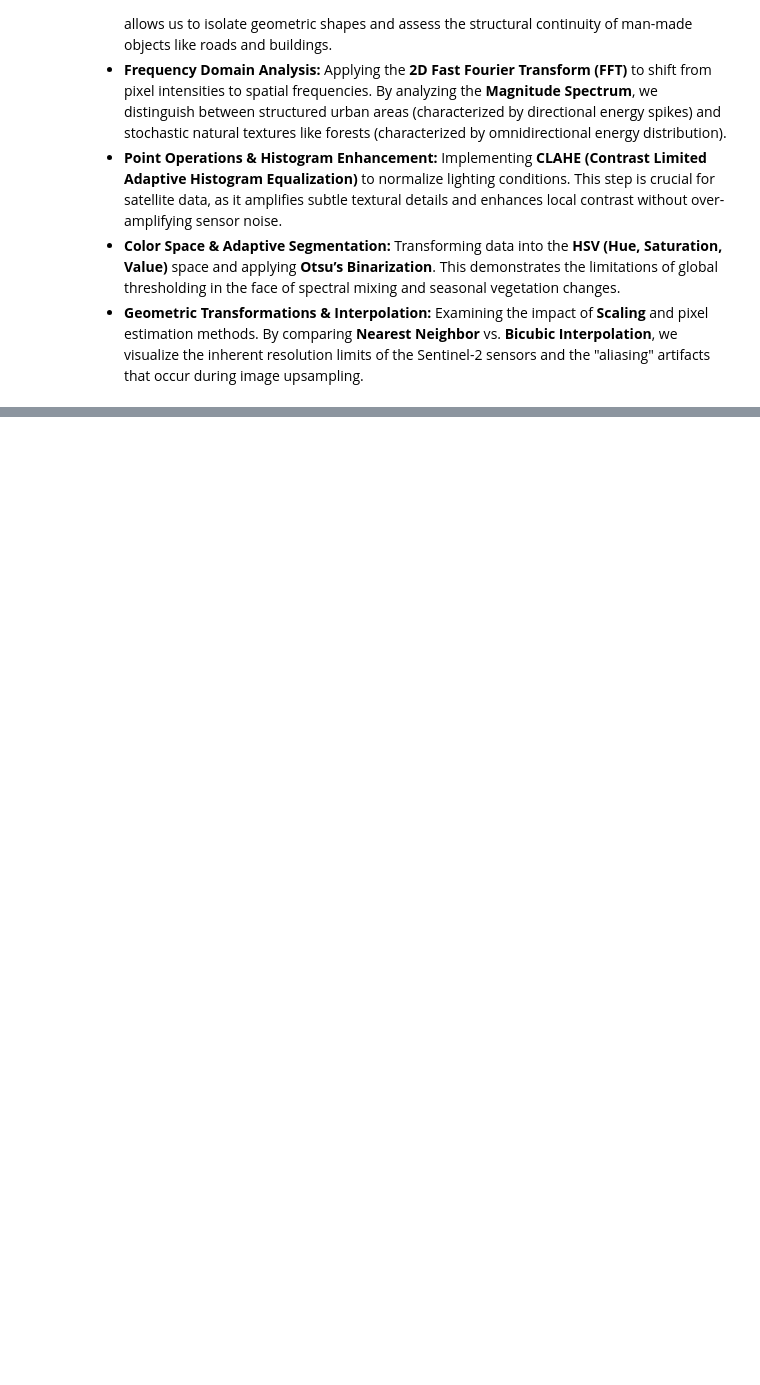
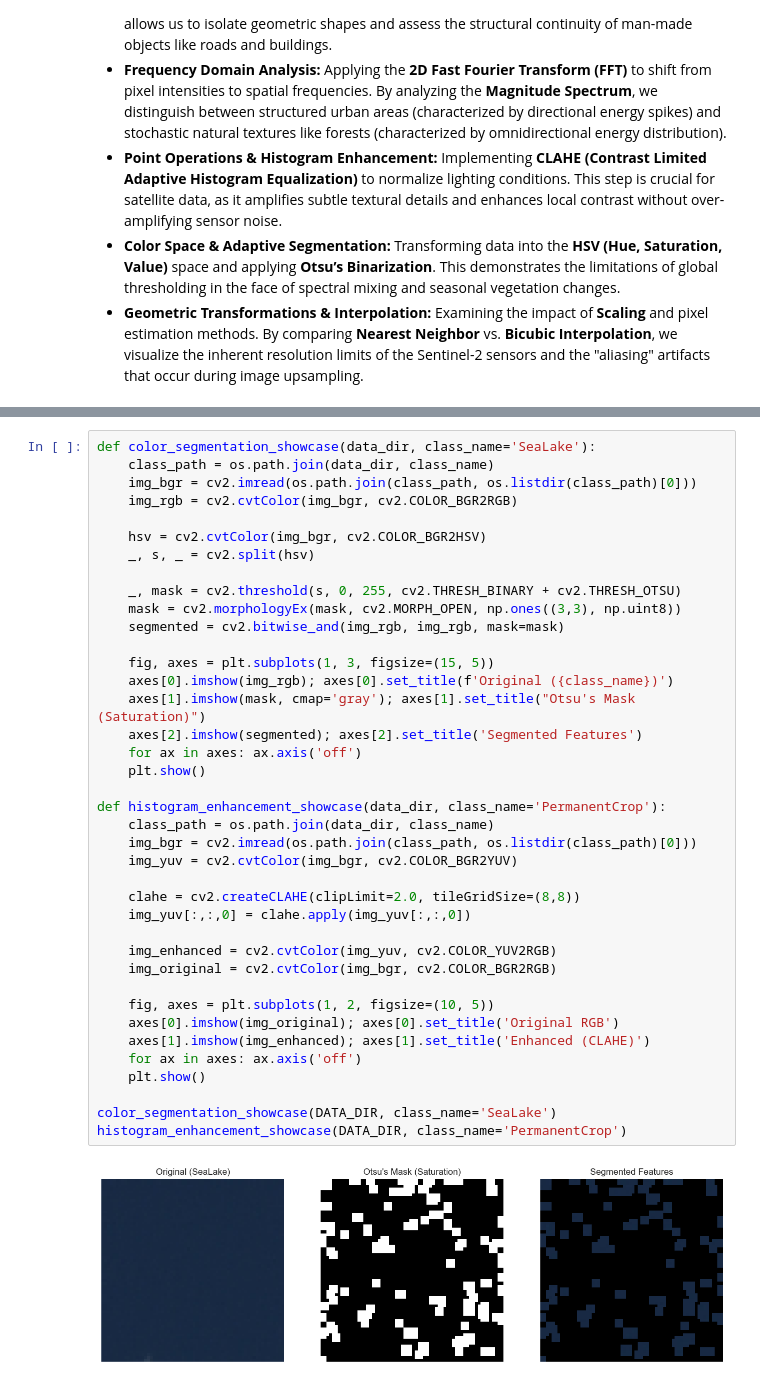
Before and after one commit to WojciechHrycenko/ImageRecognition, a Jupyter notebook: project.ipynb, the cells around one changed output, grey strips where cells are left out. Saved outputs shown, nothing was run; the diff lists cells and outputs as text; blank space fills up the shorter version.

```diff
--- a/project.ipynb
+++ b/project.ipynb
@@ -548,0 +185,41 @@ Epoch 1/5 - Loss: 0.3826 - Acc: 88.05%
+# %%
+def color_segmentation_showcase(data_dir, class_name='SeaLake'):
+    class_path = os.path.join(data_dir, class_name)
+    img_bgr = cv2.imread(os.path.join(class_path, os.listdir(class_path)[0]))
+    img_rgb = cv2.cvtColor(img_bgr, cv2.COLOR_BGR2RGB)
+
+    hsv = cv2.cvtColor(img_bgr, cv2.COLOR_BGR2HSV)
+    _, s, _ = cv2.split(hsv)
+
+    _, mask = cv2.threshold(s, 0, 255, cv2.THRESH_BINARY + cv2.THRESH_OTSU)
+    mask = cv2.morphologyEx(mask, cv2.MORPH_OPEN, np.ones((3,3), np.uint8))
+    segmented = cv2.bitwise_and(img_rgb, img_rgb, mask=mask)
+
+    fig, axes = plt.subplots(1, 3, figsize=(15, 5))
+    axes[0].imshow(img_rgb); axes[0].set_title(f'Original ({class_name})')
+    axes[1].imshow(mask, cmap='gray'); axes[1].set_title("Otsu's Mask (Saturation)")
+    axes[2].imshow(segmented); axes[2].set_title('Segmented Features')
+    for ax in axes: ax.axis('off')
+    plt.show()
+
+def histogram_enhancement_showcase(data_dir, class_name='PermanentCrop'):
+    class_path = os.path.join(data_dir, class_name)
+    img_bgr = cv2.imread(os.path.join(class_path, os.listdir(class_path)[0]))
+    img_yuv = cv2.cvtColor(img_bgr, cv2.COLOR_BGR2YUV)
+
+    clahe = cv2.createCLAHE(clipLimit=2.0, tileGridSize=(8,8))
+    img_yuv[:,:,0] = clahe.apply(img_yuv[:,:,0])
+
+    img_enhanced = cv2.cvtColor(img_yuv, cv2.COLOR_YUV2RGB)
+    img_original = cv2.cvtColor(img_bgr, cv2.COLOR_BGR2RGB)
+
+    fig, axes = plt.subplots(1, 2, figsize=(10, 5))
+    axes[0].imshow(img_original); axes[0].set_title('Original RGB')
+    axes[1].imshow(img_enhanced); axes[1].set_title('Enhanced (CLAHE)')
+    for ax in axes: ax.axis('off')
+    plt.show()
+
+color_segmentation_showcase(DATA_DIR, class_name='SeaLake')
+histogram_enhancement_showcase(DATA_DIR, class_name='PermanentCrop')
+# %% [output]
+[figure, added]
```
Also changed, not shown: parts of 48 cells of this notebook.
